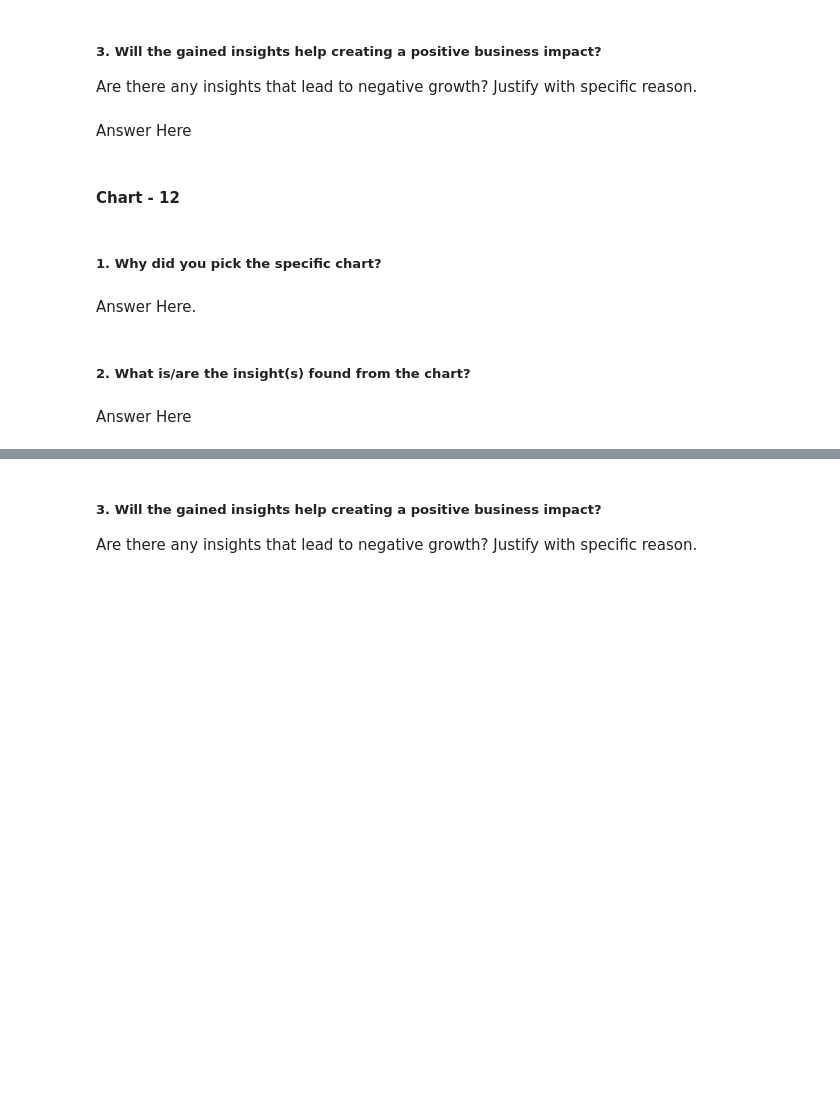
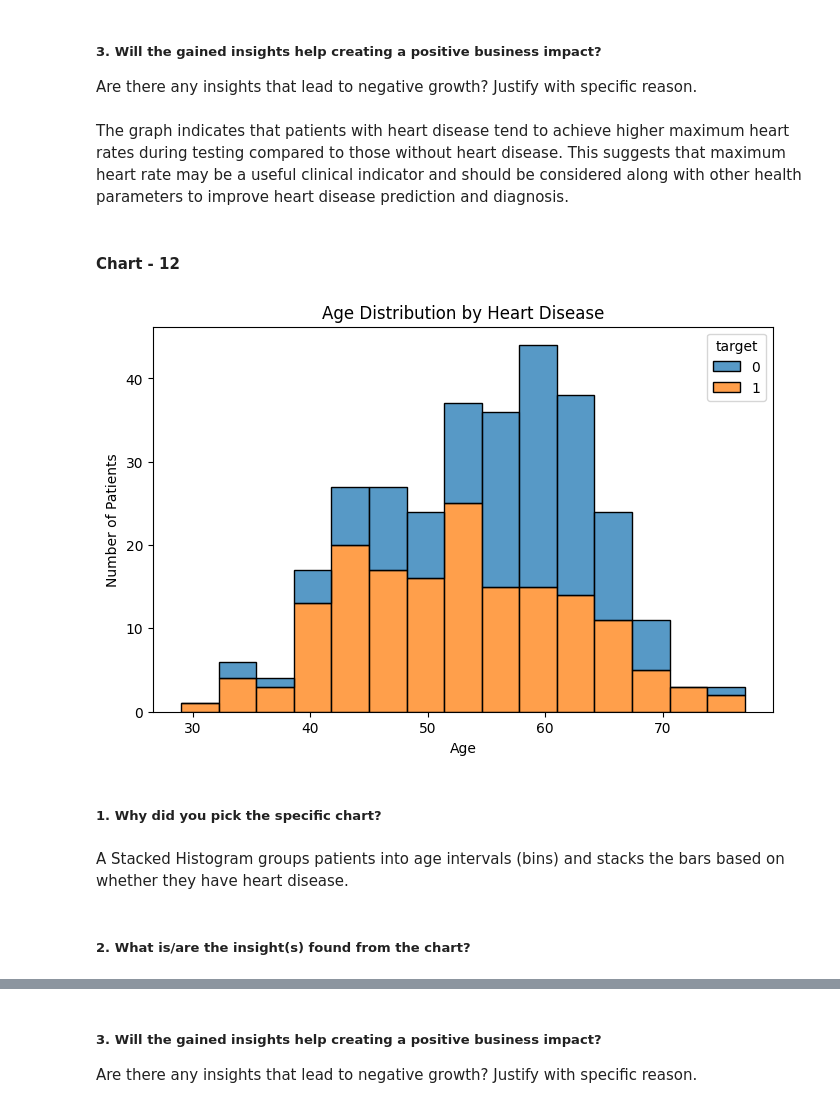
Before and after one commit to niharikaBargujar/Heart_disease_prediction, a Jupyter notebook: Heart_disease_prediction.ipynb, the cells around one changed output, grey strips where cells are left out. Drawn from its saved outputs; the diff is of its cells as text; code cells hidden in the pictures; blank space fills up the shorter version.

```diff
--- a/Heart_disease_prediction.ipynb
+++ b/Heart_disease_prediction.ipynb
@@ -621,7 +656,7 @@ Answer Here
 # %% [markdown]
 ##### 3. Will the gained insights help creating a positive business impact?
 Are there any insights that lead to negative growth? Justify with specific reason.
-# %% [markdown]
-Answer Here
+# %% [markdown]
+The graph indicates that patients with heart disease tend to achieve higher maximum heart rates during testing compared to those without heart disease. This suggests that maximum heart rate may be a useful clinical indicator and should be considered along with other health parameters to improve heart disease prediction and diagnosis.
 # %% [markdown]
 #### Chart - 12
@@ -630,8 +663,24 @@ Answer Here
+# %%
+# Chart - 12 : Stacked Histogram: Age Distribution by Heart Disease
+
+plt.figure(figsize=(8,5))
+
+sns.histplot(data=df,
+             x='age',
+             hue='target',
+             multiple='stack',
+             bins=15)
+
+plt.title("Age Distribution by Heart Disease")
+plt.xlabel("Age")
+plt.ylabel("Number of Patients")
+
+plt.show()
+# %% [output]
+[figure, added]
 # %% [markdown]
 ##### 1. Why did you pick the specific chart?
-# %% [markdown]
-Answer Here.
+# %% [markdown]
+A Stacked Histogram groups patients into age intervals (bins) and stacks the bars based on whether they have heart disease.
 # %% [markdown]
 ##### 2. What is/are the insight(s) found from the chart?
-# %% [markdown]
-Answer Here
```
Also changed, not shown: parts of 52 cells of this notebook.
